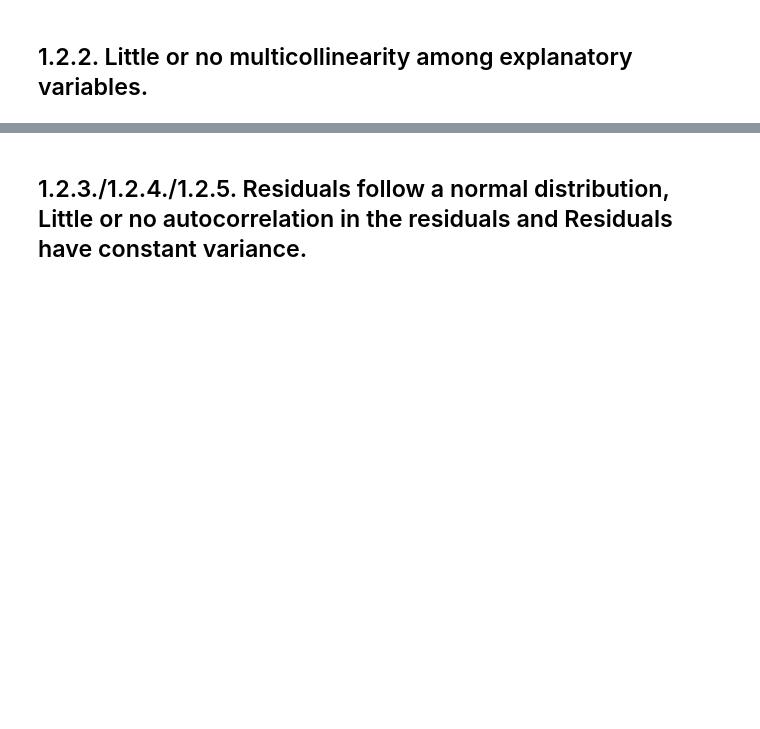
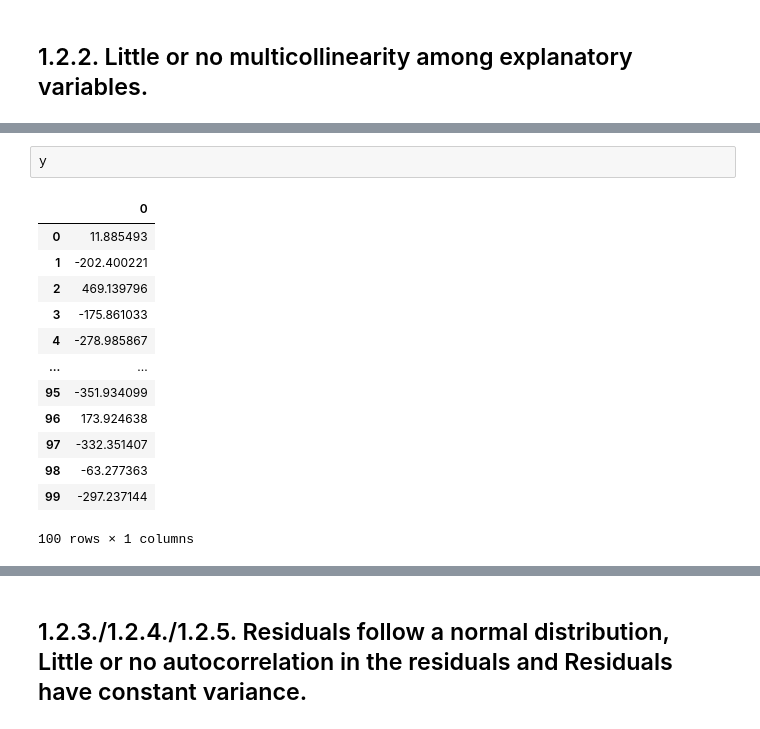
Before and after one commit to hongwai1920/Introduction-to-Linear-Regression, a Jupyter notebook: Introduction_to_Linear_Regression.ipynb, the cells around one changed output, grey strips where cells are left out. Drawn from its saved outputs; the diff is of its cells as text; blank space fills up the shorter version.

```diff
--- a/Introduction_to_Linear_Regression.ipynb
+++ b/Introduction_to_Linear_Regression.ipynb
@@ -133,0 +153,16 @@ Rxx = corr.iloc[1:, 1:].values
+# %%
+y
+# %% [output]
+|  | 0 |
+| 0 | 11.885493 |
+| 1 | -202.400221 |
+| 2 | 469.139796 |
+| 3 | -175.861033 |
+| 4 | -278.985867 |
+| ... | ... |
+| 95 | -351.934099 |
+| 96 | 173.924638 |
+| 97 | -332.351407 |
+| 98 | -63.277363 |
+| 99 | -297.237144 |
+100 rows × 1 columns
```
Also changed, not shown: parts of 23 cells of this notebook.
